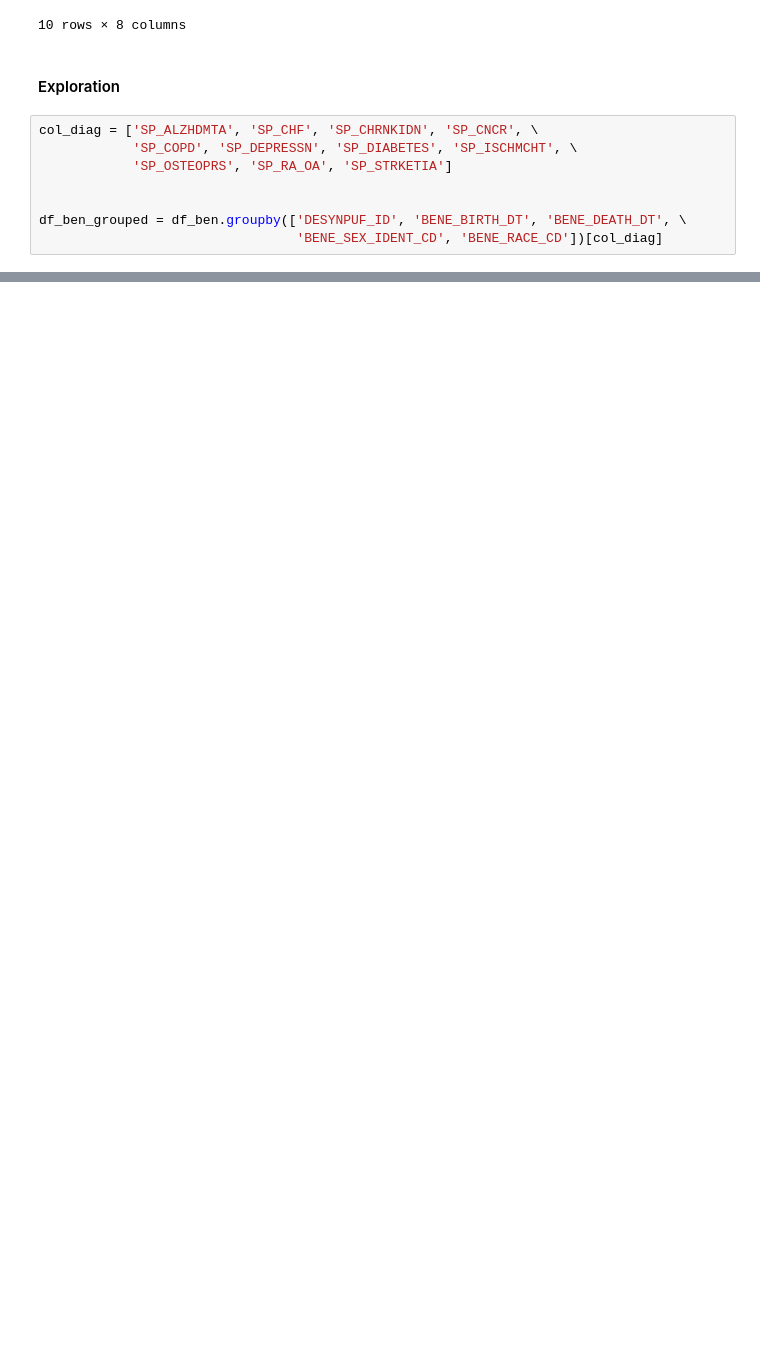
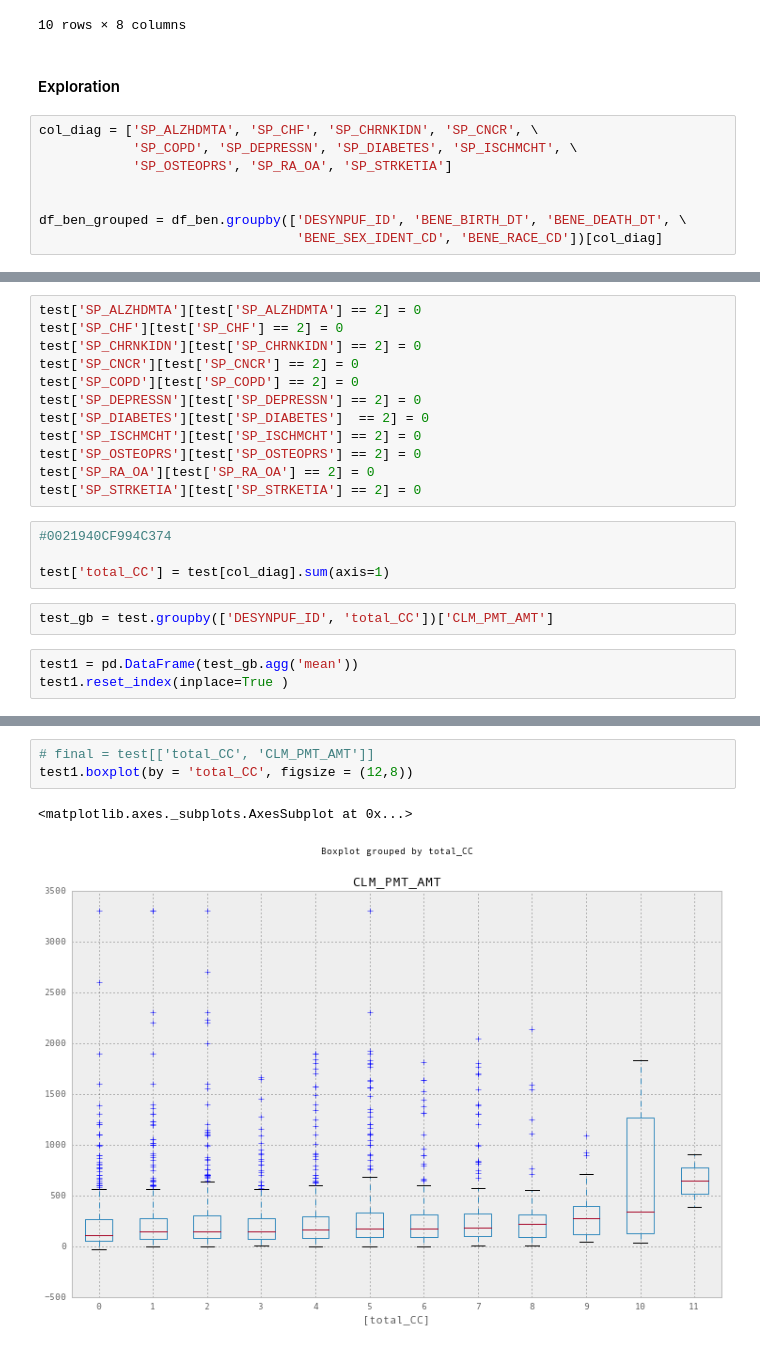
Before and after one commit to krl22785/infoViz, a Jupyter notebook: health_data_exploration.ipynb, the cells around one changed output, grey strips where cells are left out. Drawn from its saved outputs; the diff is of its cells as text; blank space fills up the shorter version.

```diff
--- a/health_data_exploration.ipynb
+++ b/health_data_exploration.ipynb
@@ -180,0 +190,21 @@ inp_claims[inp_claims['DESYNPUF_ID'] == '00016F745862898F']
+# %%
+test['SP_ALZHDMTA'][test['SP_ALZHDMTA'] == 2] = 0
+test['SP_CHF'][test['SP_CHF'] == 2] = 0
+test['SP_CHRNKIDN'][test['SP_CHRNKIDN'] == 2] = 0
+test['SP_CNCR'][test['SP_CNCR'] == 2] = 0
+test['SP_COPD'][test['SP_COPD'] == 2] = 0
+test['SP_DEPRESSN'][test['SP_DEPRESSN'] == 2] = 0
+test['SP_DIABETES'][test['SP_DIABETES']  == 2] = 0
+test['SP_ISCHMCHT'][test['SP_ISCHMCHT'] == 2] = 0
+test['SP_OSTEOPRS'][test['SP_OSTEOPRS'] == 2] = 0
+test['SP_RA_OA'][test['SP_RA_OA'] == 2] = 0
+test['SP_STRKETIA'][test['SP_STRKETIA'] == 2] = 0
+# %%
+#0021940CF994C374
+
+test['total_CC'] = test[col_diag].sum(axis=1)
+# %%
+test_gb = test.groupby(['DESYNPUF_ID', 'total_CC'])['CLM_PMT_AMT']
+# %%
+test1 = pd.DataFrame(test_gb.agg('mean'))
+test1.reset_index(inplace=True )
@@ -180,0 +232,6 @@ inp_claims[inp_claims['DESYNPUF_ID'] == '00016F745862898F']
+# %%
+# final = test[['total_CC', 'CLM_PMT_AMT']]
+test1.boxplot(by = 'total_CC', figsize = (12,8))
+# %% [output]
+<matplotlib.axes._subplots.AxesSubplot at 0x...>
+[figure, added]
```
Also changed, not shown: parts of 19 cells of this notebook.
